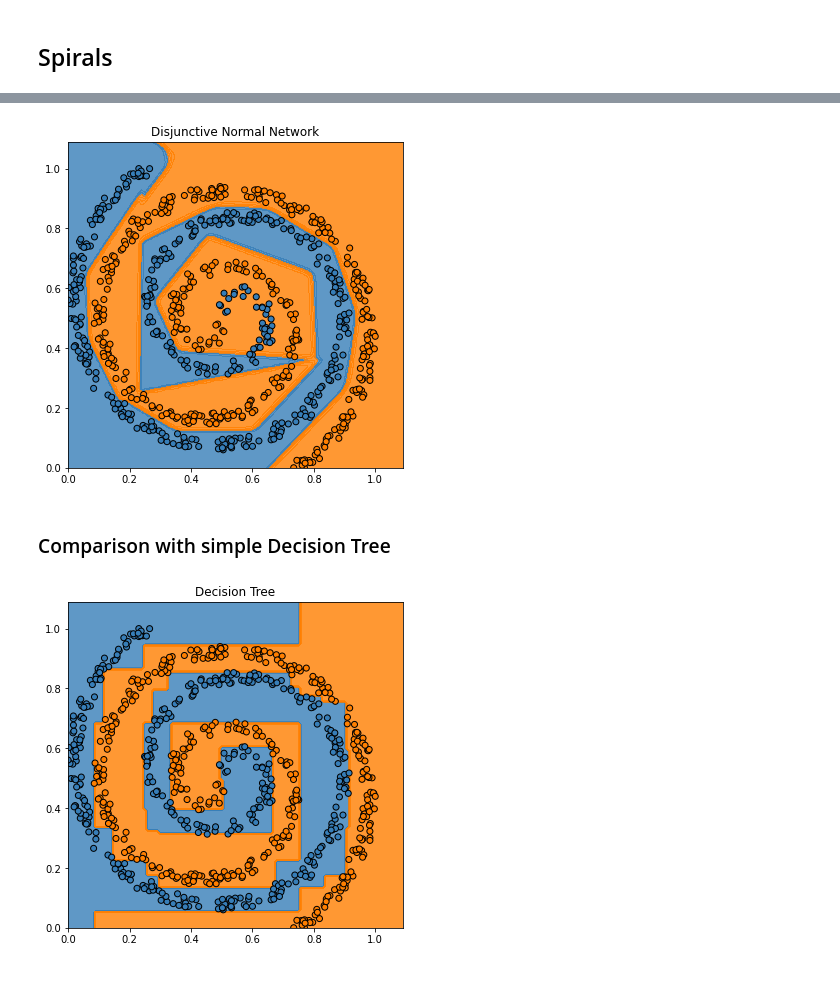
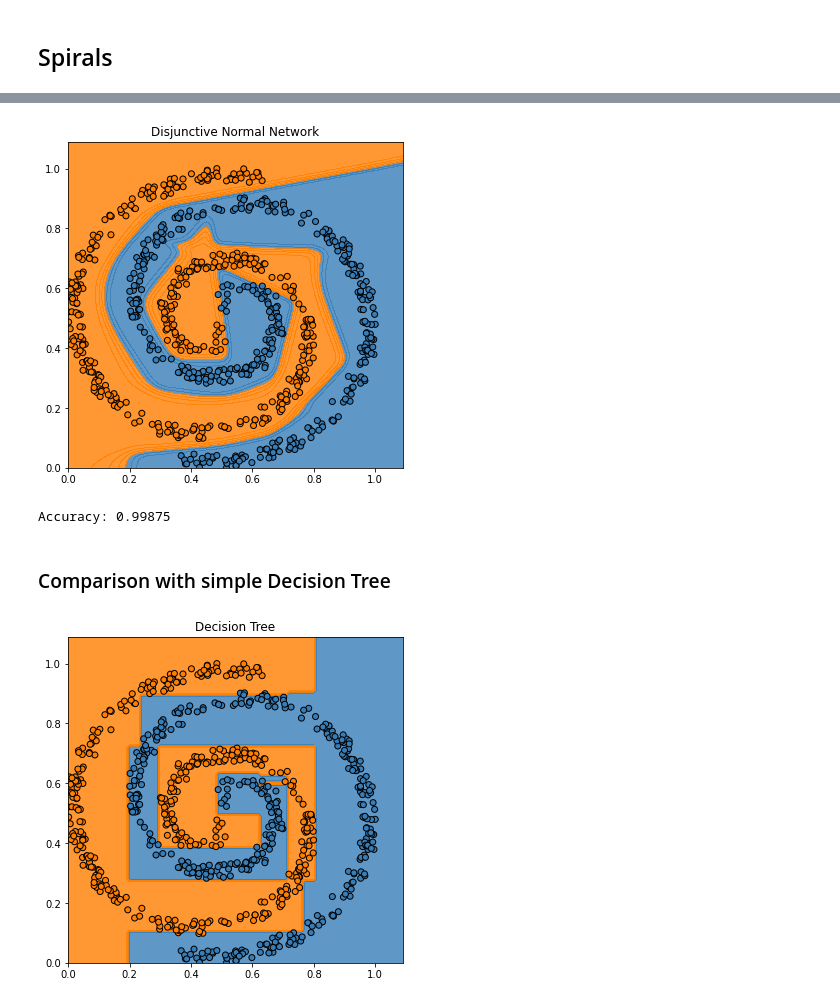
Before and after one commit to tsitsimis/disjunctive-normal-networks, a Jupyter notebook: notebooks/experiments.ipynb, the cells around one changed output, grey strips where cells are left out. Drawn from its saved outputs; the diff is of its cells as text; code cells hidden in the pictures.

Commit message:
Update plots

```diff
--- a/notebooks/experiments.ipynb
+++ b/notebooks/experiments.ipynb
@@ -209,5 +213,5 @@ x_, y_ = noisy_spirals
 # %%
 scaler = MinMaxScaler()
-x_ = scaler.fit_transform(x_)
+X = scaler.fit_transform(X)
 # %%
 plt.figure(figsize=(6, 6))
@@ -218,9 +222,6 @@ plt.show()
-# %%
-X = torch.from_numpy(x_.astype(np.float32))
-y = torch.from_numpy(y_).type(torch.LongTensor)
 # %%
 dnn = DisjunctiveNormalNetwork(n_polytopes=20, m=10)
 # %%
 # This cell was run multiple times until accuracy is maximized
-dnn.fit(X, y, epochs=1000, lr=0.1)
+dnn.fit(X, y, epochs=1000, lr=0.1, verbose=True)
 # %% [output]
@@ -238,8 +239,8 @@ DisjunctiveNormalNetwork(m=10, n_polytopes=20)
 # %%
 h = 0.01
 xx, yy = np.meshgrid(
-    np.arange(x_[:, 0].min() - 0.1*abs(x_[:, 0].min()), x_[:, 0].max()*1.1, h),
-    np.arange(x_[:, 1].min() - 0.1*abs(x_[:, 1].min()), x_[:, 1].max()*1.1, h))
+    np.arange(X[:, 0].min() - 0.1*abs(X[:, 0].min()), X[:, 0].max()*1.1, h),
+    np.arange(X[:, 1].min() - 0.1*abs(X[:, 1].min()), X[:, 1].max()*1.1, h))
 xy_pairs = np.c_[xx.ravel(), yy.ravel()]
 xy_pairs_tensor = torch.from_numpy(xy_pairs.astype(np.float32))
 # %%
@@ -248,29 +249,33 @@ y_pred = dnn.predict_proba(xy_pairs_tensor)
 plt.figure(figsize=(6, 6))
 
 plt.contourf(xx, yy, y_pred.reshape(xx.shape), cmap=cmap, alpha=0.8)
-plt.scatter(X[:, 0], X[:, 1], c=y_, cmap=cmap, edgecolor="k")
+plt.scatter(X[:, 0], X[:, 1], c=y, cmap=cmap, edgecolor="k")
 
 plt.title("Disjunctive Normal Network")
 plt.show()
 # %% [output]
-[figure, old version]
+[figure, new version]
+# %%
+print(f"Accuracy: {np.mean(dnn.predict(X) == y)}")
+# %% [output]
+Accuracy: 0.99875
 # %% [markdown]
 ### Comparison with simple Decision Tree
 # %%
 simple_tree = DecisionTreeClassifier()
-simple_tree.fit(x_, y_)
+simple_tree.fit(X, y)
 
 y_pred_dt = simple_tree.predict_proba(xy_pairs)[:, 1]
 
 plt.figure(figsize=(6, 6))
 plt.contourf(xx, yy, y_pred_dt.reshape(xx.shape), cmap=cmap, alpha=0.8)
 
-plt.scatter(X[:, 0], X[:, 1], c=y_, cmap=cmap, edgecolor="k")
+plt.scatter(X[:, 0], X[:, 1], c=y, cmap=cmap, edgecolor="k")
 
 plt.title("Decision Tree")
 plt.show()
 # %% [output]
-[figure, old version]
+[figure, new version]
 # %%
 simple_tree.get_depth()
 # %% [output]
```
Also changed, not shown: parts of 37 cells of this notebook, 13 other files.
